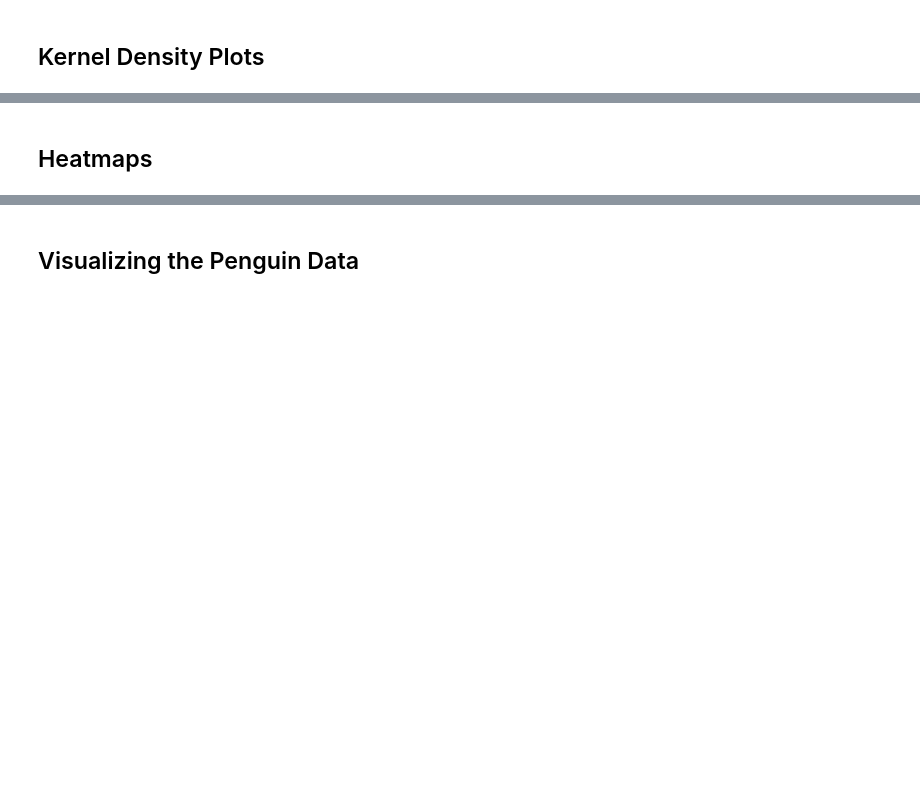
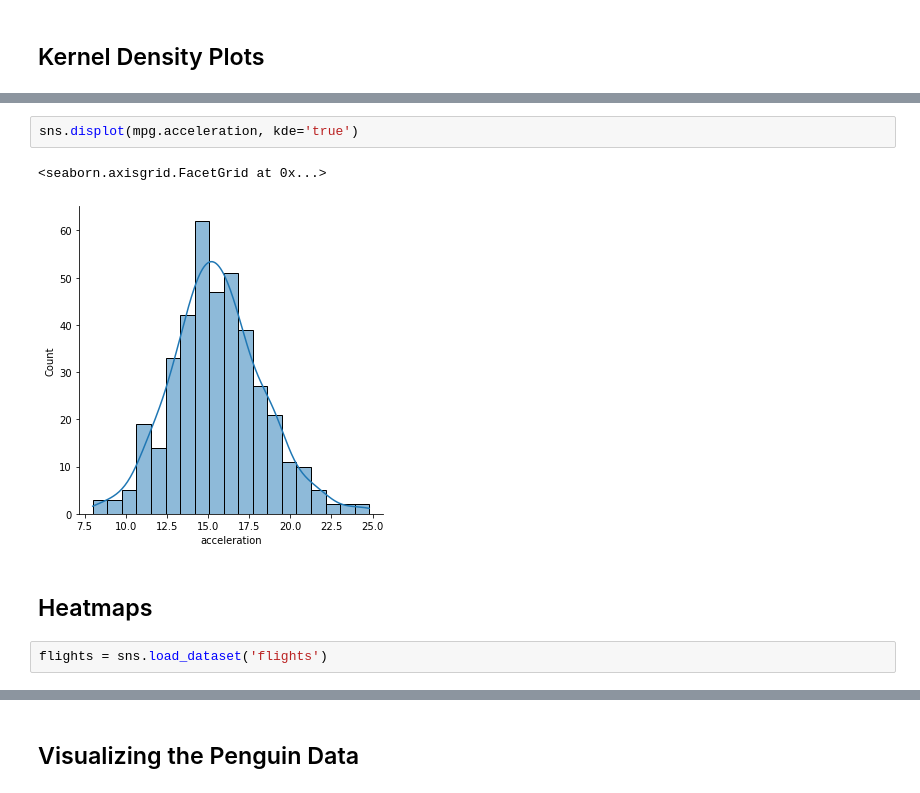
Before and after one commit to r2klabs/Penguins, a Jupyter notebook: Visualization.ipynb, the cells around one changed output, grey strips where cells are left out. Drawn from its saved outputs; the diff is of its cells as text; blank space fills up the shorter version.

```diff
--- a/Visualization.ipynb
+++ b/Visualization.ipynb
@@ -260,2 +267,9 @@ sns.displot(mpg.acceleration, color='red', bins=25)
+# %%
+sns.displot(mpg.acceleration, kde='true')
+# %% [output]
+<seaborn.axisgrid.FacetGrid at 0x...>
+[figure, added]
 # %% [markdown]
 ## Heatmaps
+# %%
+flights = sns.load_dataset('flights')
```
Also changed, not shown: parts of 21 cells of this notebook.
